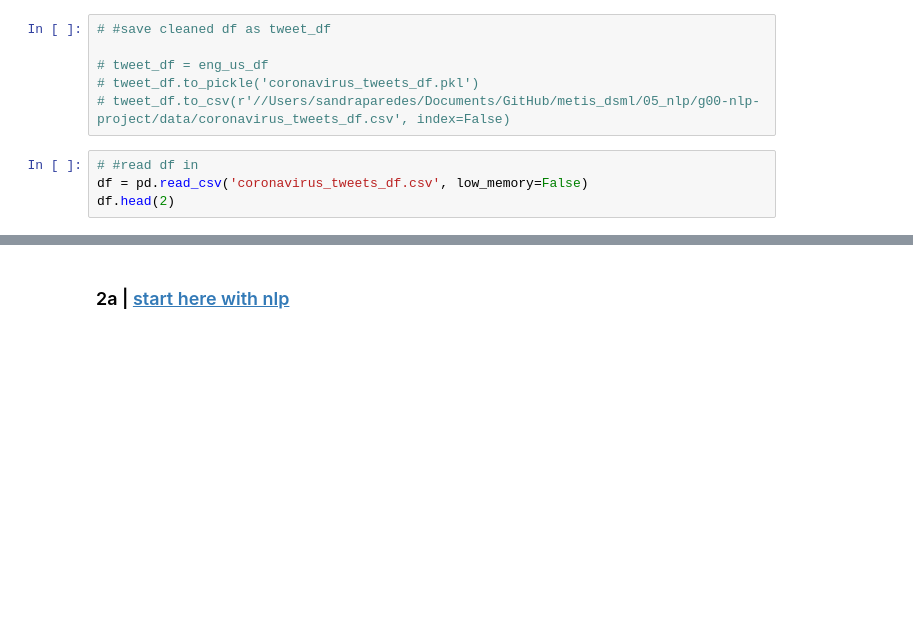
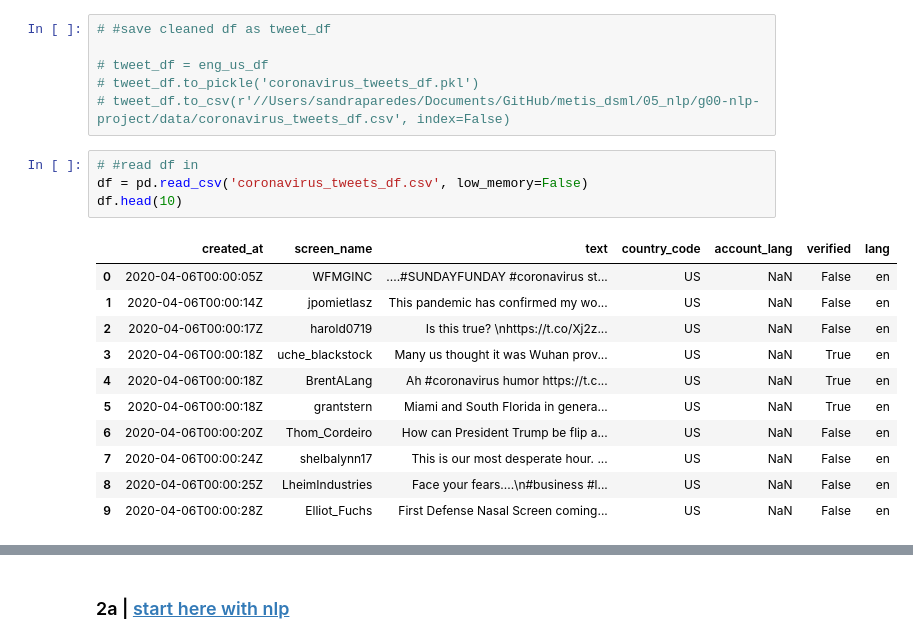
Before and after one commit to slp22/nlp-project, a Jupyter notebook: nlp-coronavirus-tweets-mvp.ipynb, the cells around one changed output, grey strips where cells are left out. Saved outputs shown, nothing was run; the diff lists cells and outputs as text; blank space fills up the shorter version.

```diff
--- a/nlp-coronavirus-tweets-mvp.ipynb
+++ b/nlp-coronavirus-tweets-mvp.ipynb
@@ -128,7 +131,19 @@ from cleantext import clean
 # %%
 # #read df in
 df = pd.read_csv('coronavirus_tweets_df.csv', low_memory=False)
-df.head(2)
+df.head(10)
+# %% [output]
+|  | created_at | screen_name | text | country_code | account_lang | verified | lang |
+| 0 | 2020-04-06T00:00:05Z | WFMGINC | ....#SUNDAYFUNDAY #coronavirus st... | US | NaN | False | en |
+| 1 | 2020-04-06T00:00:14Z | jpomietlasz | This pandemic has confirmed my wo... | US | NaN | False | en |
+| 2 | 2020-04-06T00:00:17Z | harold0719 | Is this true? \nhttps://t.co/Xj2z... | US | NaN | False | en |
+| 3 | 2020-04-06T00:00:18Z | uche_blackstock | Many us thought it was Wuhan prov... | US | NaN | True | en |
+| 4 | 2020-04-06T00:00:18Z | BrentALang | Ah #coronavirus humor https://t.c... | US | NaN | True | en |
+| 5 | 2020-04-06T00:00:18Z | grantstern | Miami and South Florida in genera... | US | NaN | True | en |
+| 6 | 2020-04-06T00:00:20Z | Thom_Cordeiro | How can President Trump be flip a... | US | NaN | False | en |
+| 7 | 2020-04-06T00:00:24Z | shelbalynn17 | This is our most desperate hour. ... | US | NaN | False | en |
+| 8 | 2020-04-06T00:00:25Z | LheimIndustries | Face your fears....\n#business #l... | US | NaN | False | en |
+| 9 | 2020-04-06T00:00:28Z | Elliot_Fuchs | First Defense Nasal Screen coming... | US | NaN | False | en |
 # %%
 df = df.drop(columns=['created_at', 'screen_name', 'country_code',
                  'account_lang', 'verified', 'lang'])
```
Also changed, not shown: parts of 29 cells of this notebook.
